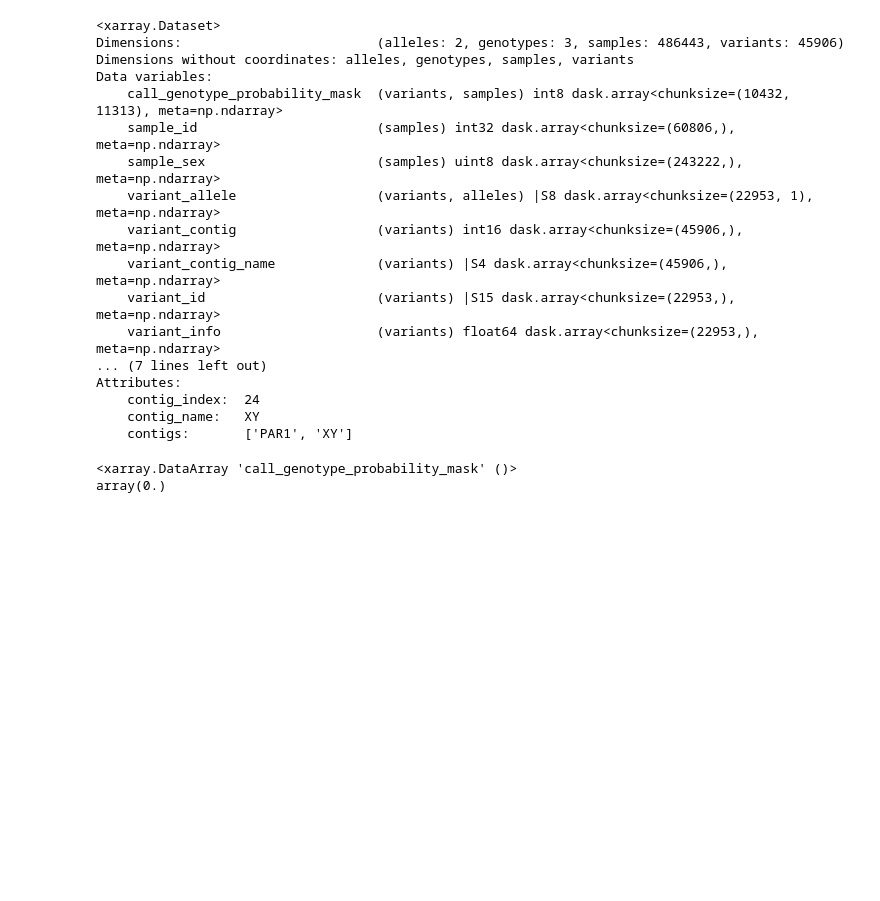
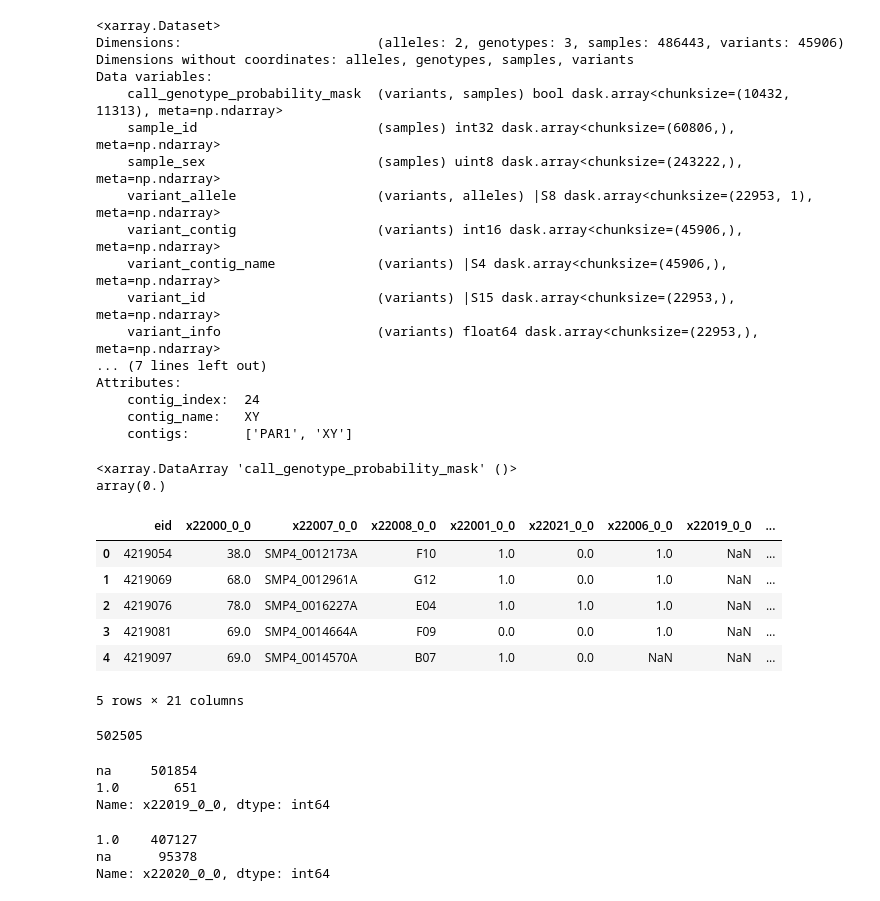
Before and after one commit to related-sciences/ukb-gwas-pipeline-nealelab, a Jupyter notebook: gwas_qc.ipynb, the cells around one changed output. Drawn from its saved outputs; the diff is of its cells as text; code cells hidden in the pictures; blank space fills up the shorter version.

Commit message:
Extract more sample QC fields

```diff
--- a/gwas_qc.ipynb
+++ b/gwas_qc.ipynb
@@ -14,13 +17,16 @@ fs = gcsfs.GCSFileSystem()
 store = gcsfs.mapping.GCSMap('rs-ukb/prep-data/gt-imputation/ukb_chrXY.zarr', gcs=fs, check=True, create=False)
 ds = xr.open_zarr(store)
 ds = unpack_variables(ds, dtype='float16')
+
+# Workaround for https://github.com/pydata/xarray/issues/4386
+ds['call_genotype_probability_mask'] = ds['call_genotype_probability_mask'].astype(bool)
 ds
 # %% [output]
 <xarray.Dataset>
 Dimensions:                         (alleles: 2, genotypes: 3, samples: 486443, variants: 45906)
 Dimensions without coordinates: alleles, genotypes, samples, variants
 Data variables:
-    call_genotype_probability_mask  (variants, samples) int8 dask.array<chunksize=(10432, 11313), meta=np.ndarray>
+    call_genotype_probability_mask  (variants, samples) bool dask.array<chunksize=(10432, 11313), meta=np.ndarray>
     sample_id                       (samples) int32 dask.array<chunksize=(60806,), meta=np.ndarray>
     sample_sex                      (samples) uint8 dask.array<chunksize=(243222,), meta=np.ndarray>
     variant_allele                  (variants, alleles) |S8 dask.array<chunksize=(22953, 1), meta=np.ndarray>
@@ -39,6 +45,35 @@ cr.max()
 # %% [output]
 <xarray.DataArray 'call_genotype_probability_mask' ()>
 array(0.)
+# %%
+# see:
+# - https://github.com/Nealelab/UK_Biobank_GWAS/blob/master/0.1/00.load_sample_qc_kt.py
+df = pd.read_csv('gs://rs-ukb/prep-data/main/ukb_sample_qc.csv', sep='\t')
+df.head()
+# %% [output]
+|  | eid | x22000_0_0 | x22007_0_0 | x22008_0_0 | x22001_0_0 | x22021_0_0 | x22006_0_0 | x22019_0_0 | ... |
+| 0 | 4219054 | 38.0 | SMP4_0012173A | F10 | 1.0 | 0.0 | 1.0 | NaN | ... |
+| 1 | 4219069 | 68.0 | SMP4_0012961A | G12 | 1.0 | 0.0 | 1.0 | NaN | ... |
+| 2 | 4219076 | 78.0 | SMP4_0016227A | E04 | 1.0 | 1.0 | 1.0 | NaN | ... |
+| 3 | 4219081 | 69.0 | SMP4_0014664A | F09 | 0.0 | 0.0 | 1.0 | NaN | ... |
+| 4 | 4219097 | 69.0 | SMP4_0014570A | B07 | 1.0 | 0.0 | NaN | NaN | ... |
+5 rows × 21 columns
+# %%
+len(df)
+# %% [output]
+502505
+# %%
+df["x22019_0_0"].fillna('na').value_counts()  # Sex chromosome aneuploidy
+# %% [output]
+na     501854
+1.0       651
+Name: x22019_0_0, dtype: int64
+# %%
+df["x22020_0_0"].fillna('na').value_counts()  # Used in genetic principal components
+# %% [output]
+1.0    407127
+na      95378
+Name: x22020_0_0, dtype: int64
 # %%
 import numpy as np
 import dask.array as da
```
Also changed, not shown: parts of 2 cells of this notebook, 2 other files.
